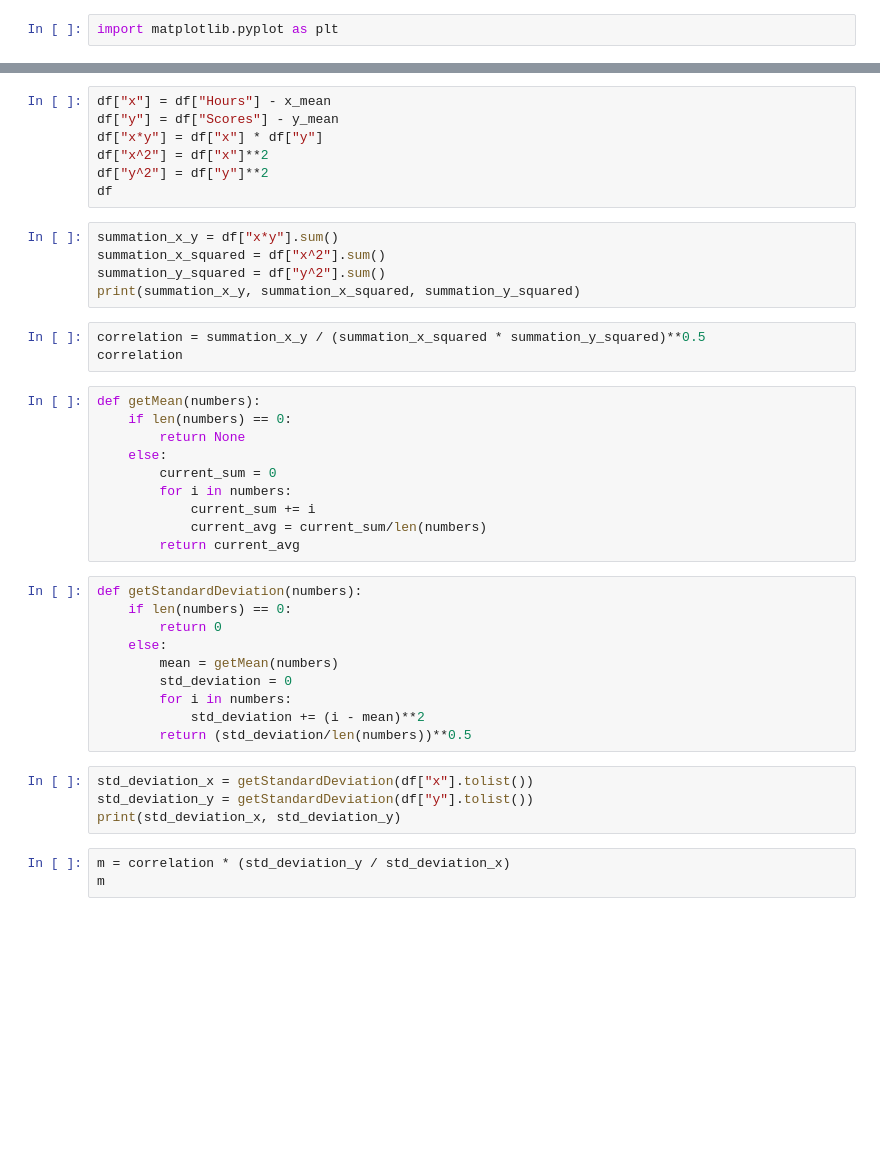
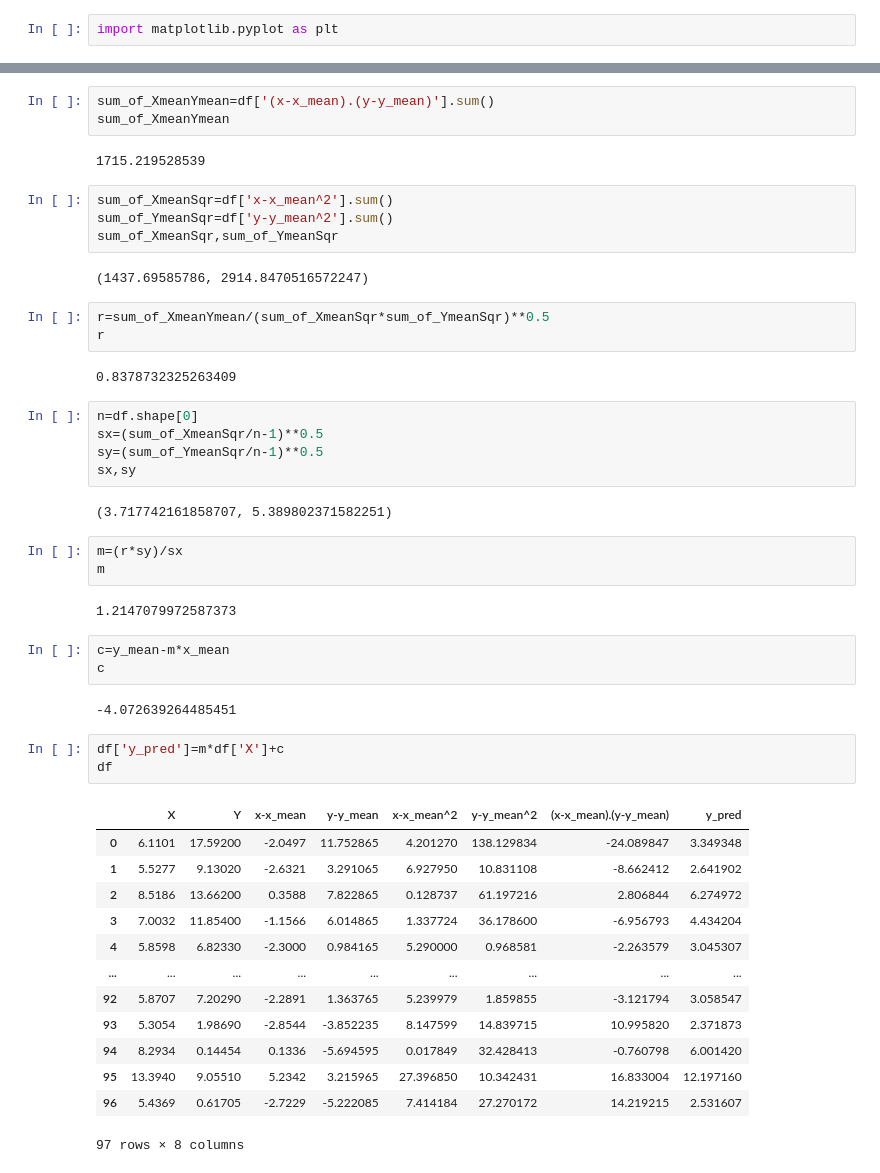
Before and after one commit to suraj15march/ml, a Jupyter notebook: linear.ipynb, the cells around one changed output, grey strips where cells are left out. Cells and saved outputs as stored; diff of their text form; blank space fills up the shorter version.

```diff
--- a/linear.ipynb
+++ b/linear.ipynb
@@ -16,43 +65,51 @@ print(x_mean, y_mean)
 # %%
-df["x"] = df["Hours"] - x_mean
-df["y"] = df["Scores"] - y_mean
-df["x*y"] = df["x"] * df["y"]
-df["x^2"] = df["x"]**2
-df["y^2"] = df["y"]**2
-df
+sum_of_XmeanYmean=df['(x-x_mean).(y-y_mean)'].sum()
+sum_of_XmeanYmean
+# %% [output]
+1715.219528539
 # %%
-summation_x_y = df["x*y"].sum()
-summation_x_squared = df["x^2"].sum()
-summation_y_squared = df["y^2"].sum()
-print(summation_x_y, summation_x_squared, summation_y_squared)
+sum_of_XmeanSqr=df['x-x_mean^2'].sum()
+sum_of_YmeanSqr=df['y-y_mean^2'].sum()
+sum_of_XmeanSqr,sum_of_YmeanSqr
+# %% [output]
+(1437.69585786, 2914.8470516572247)
 # %%
-correlation = summation_x_y / (summation_x_squared * summation_y_squared)**0.5
-correlation
+r=sum_of_XmeanYmean/(sum_of_XmeanSqr*sum_of_YmeanSqr)**0.5
+r
+# %% [output]
+0.8378732325263409
 # %%
-def getMean(numbers):
-    if len(numbers) == 0:
-        return None
-    else:
-        current_sum = 0
-        for i in numbers:
-            current_sum += i
-            current_avg = current_sum/len(numbers)
-        return current_avg
+n=df.shape[0]
+sx=(sum_of_XmeanSqr/n-1)**0.5
+sy=(sum_of_YmeanSqr/n-1)**0.5
+sx,sy
+# %% [output]
+(3.717742161858707, 5.389802371582251)
 # %%
-def getStandardDeviation(numbers):
-    if len(numbers) == 0:
-        return 0
-    else:
-        mean = getMean(numbers)
-        std_deviation = 0
-        for i in numbers:
-            std_deviation += (i - mean)**2
-        return (std_deviation/len(numbers))**0.5
+m=(r*sy)/sx
+m
+# %% [output]
+1.2147079972587373
 # %%
-std_deviation_x = getStandardDeviation(df["x"].tolist())
-std_deviation_y = getStandardDeviation(df["y"].tolist())
-print(std_deviation_x, std_deviation_y)
+c=y_mean-m*x_mean
+c
+# %% [output]
+-4.072639264485451
 # %%
-m = correlation * (std_deviation_y / std_deviation_x)
-m
+df['y_pred']=m*df['X']+c
+df
+# %% [output]
+|  | X | Y | x-x_mean | y-y_mean | x-x_mean^2 | y-y_mean^2 | (x-x_mean).(y-y_mean) | y_pred |
+| 0 | 6.1101 | 17.59200 | -2.0497 | 11.752865 | 4.201270 | 138.129834 | -24.089847 | 3.349348 |
+| 1 | 5.5277 | 9.13020 | -2.6321 | 3.291065 | 6.927950 | 10.831108 | -8.662412 | 2.641902 |
+| 2 | 8.5186 | 13.66200 | 0.3588 | 7.822865 | 0.128737 | 61.197216 | 2.806844 | 6.274972 |
+| 3 | 7.0032 | 11.85400 | -1.1566 | 6.014865 | 1.337724 | 36.178600 | -6.956793 | 4.434204 |
+| 4 | 5.8598 | 6.82330 | -2.3000 | 0.984165 | 5.290000 | 0.968581 | -2.263579 | 3.045307 |
+| ... | ... | ... | ... | ... | ... | ... | ... | ... |
+| 92 | 5.8707 | 7.20290 | -2.2891 | 1.363765 | 5.239979 | 1.859855 | -3.121794 | 3.058547 |
+| 93 | 5.3054 | 1.98690 | -2.8544 | -3.852235 | 8.147599 | 14.839715 | 10.995820 | 2.371873 |
+| 94 | 8.2934 | 0.14454 | 0.1336 | -5.694595 | 0.017849 | 32.428413 | -0.760798 | 6.001420 |
+| 95 | 13.3940 | 9.05510 | 5.2342 | 3.215965 | 27.396850 | 10.342431 | 16.833004 | 12.197160 |
+| 96 | 5.4369 | 0.61705 | -2.7229 | -5.222085 | 7.414184 | 27.270172 | 14.219215 | 2.531607 |
+97 rows × 8 columns
 # %%
```
Also changed, not shown: parts of 13 cells of this notebook, 10 other files.
